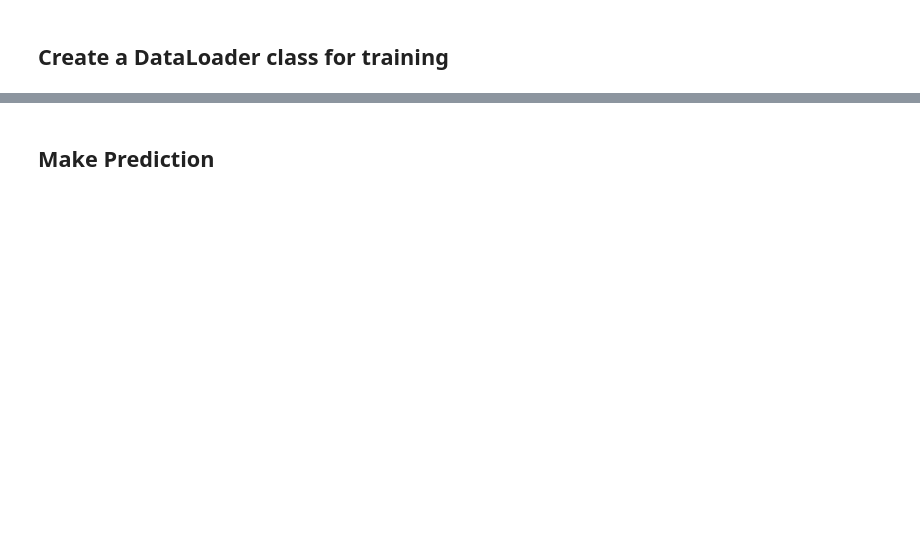
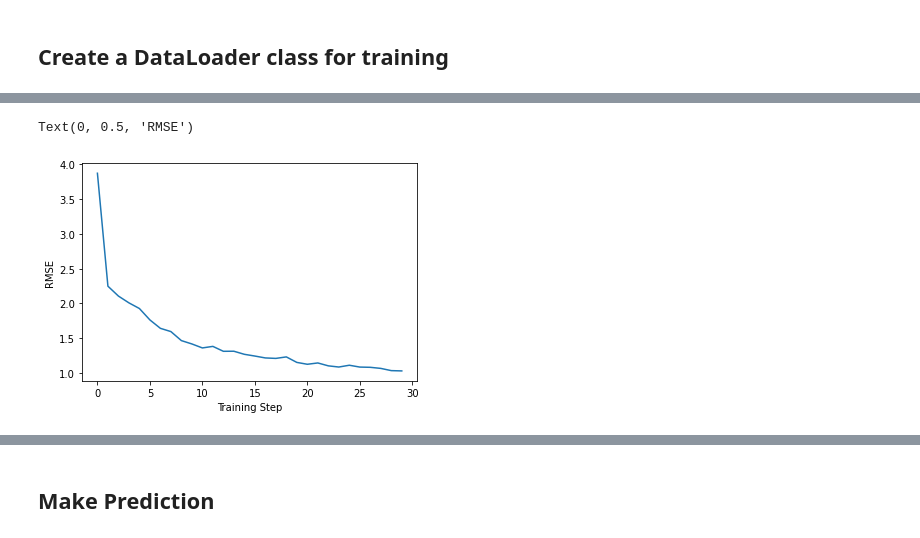
Before and after one commit to Lord-of-Bugs/UCSD-autonomous-vehicle-motion-forecasting-challenge, a Jupyter notebook: kaggle_Zhendong.ipynb, the cells around one changed output, grey strips where cells are left out. Drawn from its saved outputs; the diff is of its cells as text; code cells hidden in the pictures; blank space fills up the shorter version.

```diff
--- a/kaggle_Zhendong.ipynb
+++ b/kaggle_Zhendong.ipynb
@@ -147,6 +147,7 @@ opt = optim.Adam(model_encdoc.parameters(), lr=1e-3)
 loss_func = nn.MSELoss()
 # %%
 def train_epochs(model, train_loader, loss_func, opt, epochs = 10):
+    train_losses = []
     for epoch in range(epochs):
 
         total_loss = 0
@@ -154,8 +155,8 @@ def train_epochs(model, train_loader, loss_func, opt, epochs = 10):
             inp, out = sample_batch
             out = out.float()
             preds = model(inp)
-            loss = loss_func(preds, out) # MSE
-            #loss = torch.sqrt(loss_func(preds, out)) # RMSE
+            #loss = loss_func(preds, out) # MSE
+            loss = torch.sqrt(loss_func(preds, out)) # RMSE
 
             opt.zero_grad()
             loss.backward()
@@ -164,5 +165,5 @@ def train_epochs(model, train_loader, loss_func, opt, epochs = 10):
             total_loss += loss.item()
 
         print('epoch {} trian loss: {}'.format(epoch, total_loss / len(train_dataset)))
+        train_losses.append(total_loss / len(train_dataset))
+    return train_losses
-# %%
-train_epochs(model_encdoc, train_loader, loss_func, opt, epochs = 10)
@@ -206,11 +190,11 @@ def train_city(city, batch_size, epochs):
     loss_func = nn.MSELoss()
 
     # train
-    train_epochs(model_encdoc, train_loader, loss_func, opt, epochs = epochs)
+    train_losses = train_epochs(model_encdoc, train_loader, loss_func, opt, epochs = epochs)
 
     # evaluate
-    val_loss(model_encdoc, val_loader, loss_func, opt)
-    return model_encdoc
+    # val_loss(model_encdoc, val_loader, loss_func, opt)
+    return model_encdoc, train_losses
 # %%
-model_austin = train_city('austin', batch_size = 20, epochs = 10)
+model_austin, train_losses = train_city('austin', batch_size = 20, epochs = 30)
 # %% [output]
@@ -227,0 +218,7 @@ val loss: 81.09657288838352
+# %%
+plt.plot(train_losses)
+plt.xlabel('Training Step')
+plt.ylabel('RMSE')
+# %% [output]
+Text(0, 0.5, 'RMSE')
+[figure, added]
```
Also changed, not shown: parts of 18 cells of this notebook.
